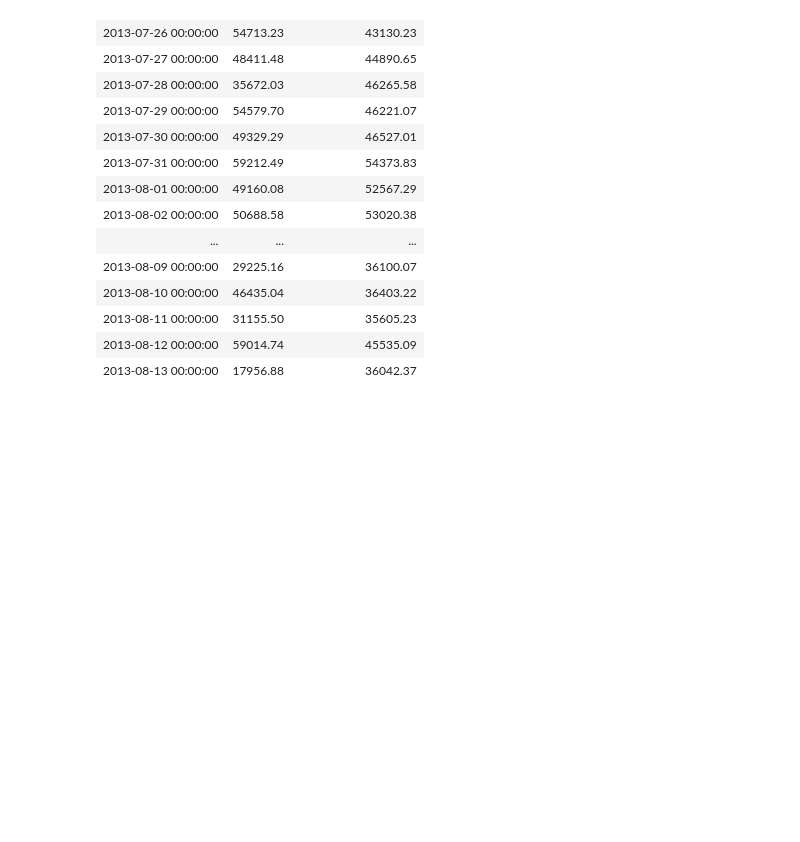
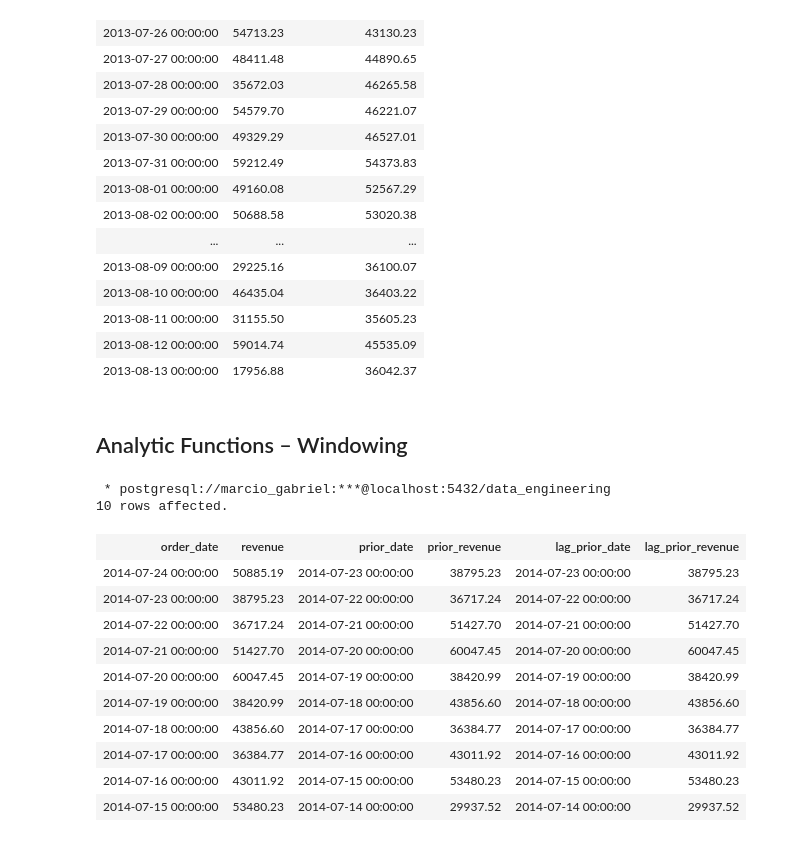
Before and after one commit to marcioGabrielMengali/data-engineering-essentials, a Jupyter notebook: section-14/advanced_queries.ipynb, the cells around one changed output. Drawn from its saved outputs; the diff is of its cells as text; code cells hidden in the pictures; blank space fills up the shorter version.

```diff
--- a/section-14/advanced_queries.ipynb
+++ b/section-14/advanced_queries.ipynb
@@ -1197,3 +1197,30 @@ LIMIT 20
 | 2013-08-11 00:00:00 | 31155.50 | 35605.23 |
 | 2013-08-12 00:00:00 | 59014.74 | 45535.09 |
 | 2013-08-13 00:00:00 | 17956.88 | 36042.37 |
+# %% [markdown]
+## Analytic Functions – Windowing
+# %%
+%%sql
+
+SELECT t.*,
+    lead(order_date) OVER (ORDER BY order_date DESC) AS prior_date,
+    lead(revenue) OVER (ORDER BY order_date DESC) AS prior_revenue,
+    lag(order_date) OVER (ORDER BY order_date) AS lag_prior_date,
+    lag(revenue) OVER (ORDER BY order_date) AS lag_prior_revenue
+FROM daily_revenue AS t
+ORDER BY order_date DESC
+LIMIT 10
+# %% [output]
+ * postgresql://marcio_gabriel:***@localhost:5432/data_engineering
+10 rows affected.
+| order_date | revenue | prior_date | prior_revenue | lag_prior_date | lag_prior_revenue |
+| 2014-07-24 00:00:00 | 50885.19 | 2014-07-23 00:00:00 | 38795.23 | 2014-07-23 00:00:00 | 38795.23 |
+| 2014-07-23 00:00:00 | 38795.23 | 2014-07-22 00:00:00 | 36717.24 | 2014-07-22 00:00:00 | 36717.24 |
+| 2014-07-22 00:00:00 | 36717.24 | 2014-07-21 00:00:00 | 51427.70 | 2014-07-21 00:00:00 | 51427.70 |
+| 2014-07-21 00:00:00 | 51427.70 | 2014-07-20 00:00:00 | 60047.45 | 2014-07-20 00:00:00 | 60047.45 |
+| 2014-07-20 00:00:00 | 60047.45 | 2014-07-19 00:00:00 | 38420.99 | 2014-07-19 00:00:00 | 38420.99 |
+| 2014-07-19 00:00:00 | 38420.99 | 2014-07-18 00:00:00 | 43856.60 | 2014-07-18 00:00:00 | 43856.60 |
+| 2014-07-18 00:00:00 | 43856.60 | 2014-07-17 00:00:00 | 36384.77 | 2014-07-17 00:00:00 | 36384.77 |
+| 2014-07-17 00:00:00 | 36384.77 | 2014-07-16 00:00:00 | 43011.92 | 2014-07-16 00:00:00 | 43011.92 |
+| 2014-07-16 00:00:00 | 43011.92 | 2014-07-15 00:00:00 | 53480.23 | 2014-07-15 00:00:00 | 53480.23 |
+| 2014-07-15 00:00:00 | 53480.23 | 2014-07-14 00:00:00 | 29937.52 | 2014-07-14 00:00:00 | 29937.52 |
```
Also changed, not shown: parts of 12 cells of this notebook.
